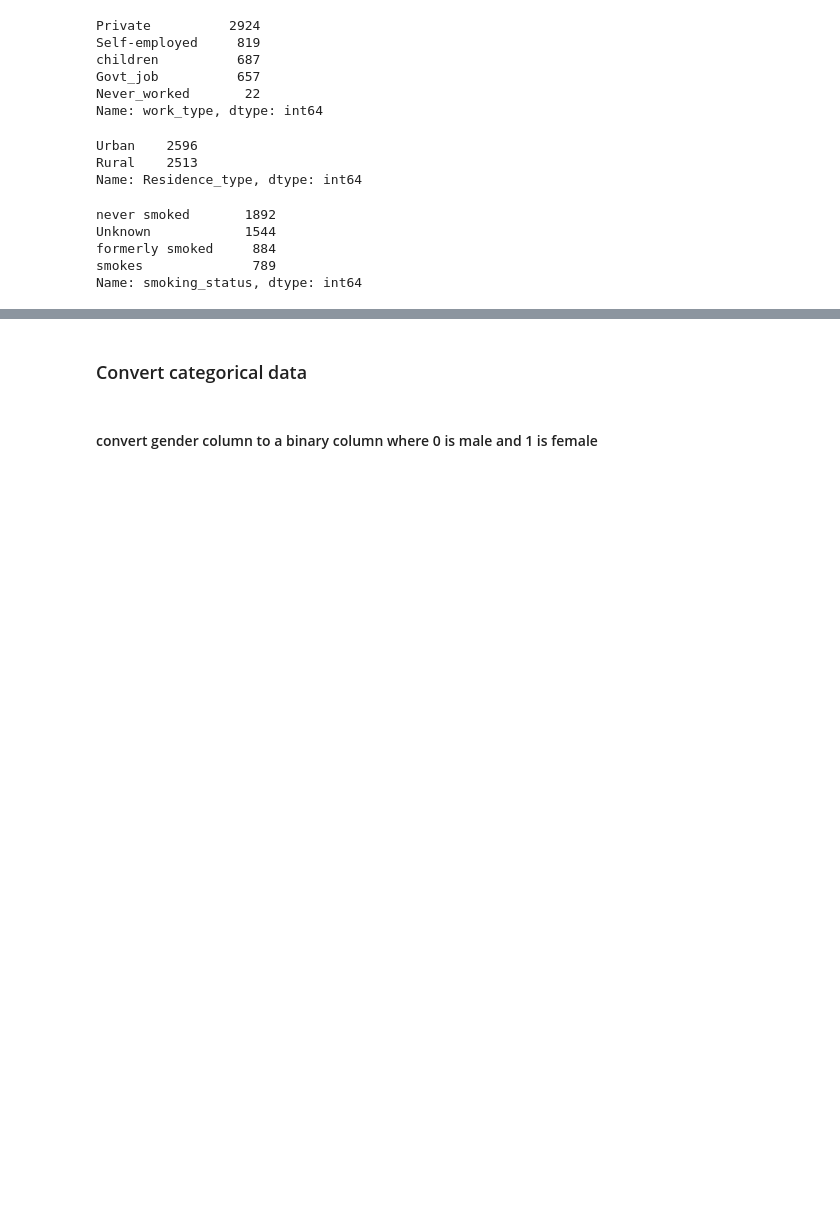
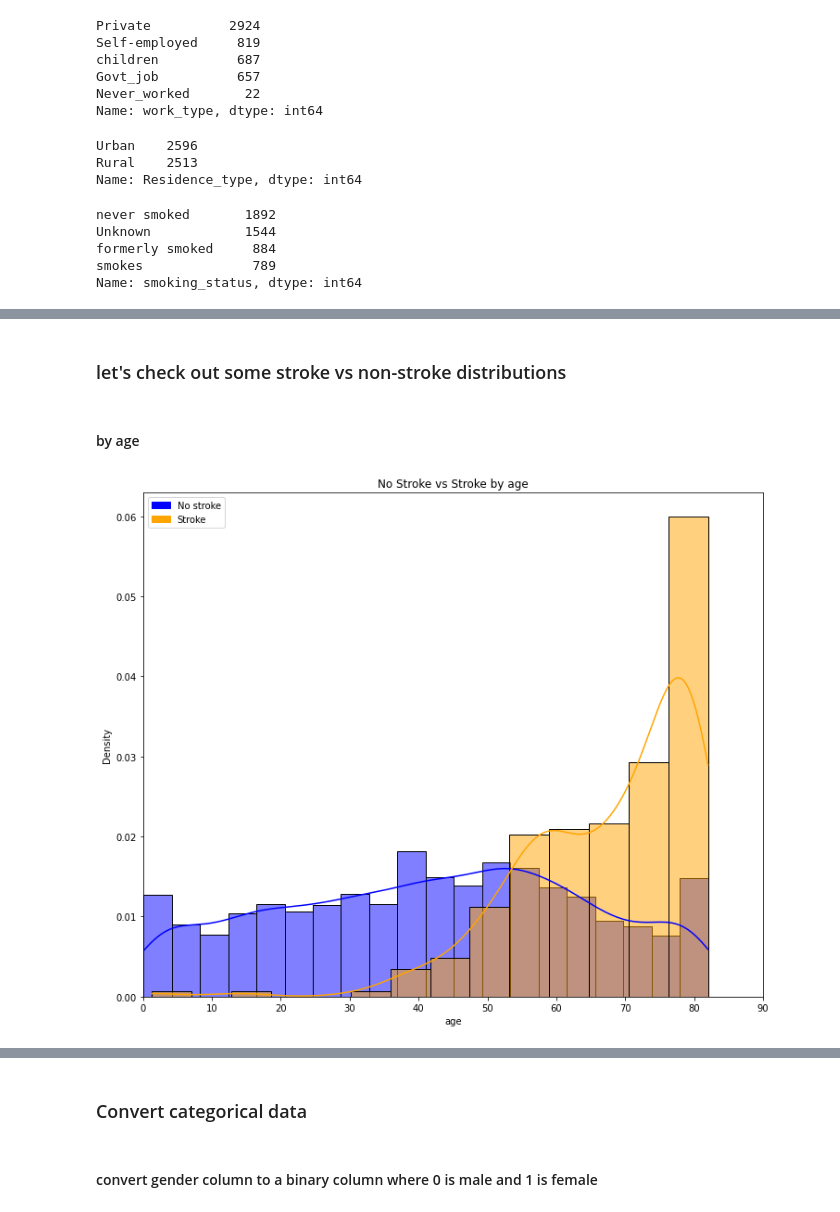
Before and after one commit to rotznmu/stroke_prediction_capstone, a Jupyter notebook: Stroke Prediction.ipynb, the cells around one changed output, grey strips where cells are left out. Saved outputs shown, nothing was run; the diff lists cells and outputs as text; code cells hidden in the pictures; blank space fills up the shorter version.

```diff
--- a/Stroke Prediction.ipynb
+++ b/Stroke Prediction.ipynb
@@ -450,0 +472,18 @@ Name: smoking_status, dtype: int64
+# %% [markdown]
+### let's check out some stroke vs non-stroke distributions
+# %% [markdown]
+#### by age
+# %%
+plt.figure(figsize=(12,10))
+
+sns.histplot(stroke_data[stroke_data['stroke'] == 0]['age'], color='blue', stat='density', kde=True)
+sns.histplot(stroke_data[stroke_data['stroke'] == 1]['age'], color='orange', stat='density', kde=True)
+
+plt.title('No Stroke vs Stroke by age')
+plt.xlim([0,90])
+no_stroke_leg = mpatches.Patch(color='blue', label='No stroke')
+stroke_leg = mpatches.Patch(color='orange', label='Stroke')
+plt.legend(handles=[no_stroke_leg, stroke_leg])
+plt.show()
+# %% [output]
+[figure, added]
```
Also changed, not shown: parts of 45 cells of this notebook.
